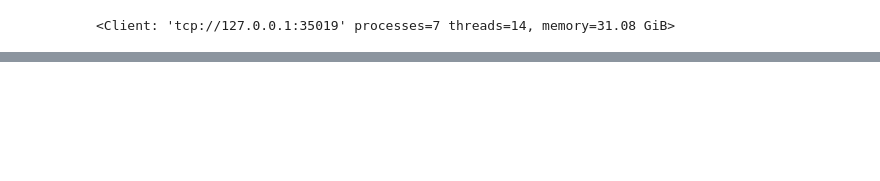
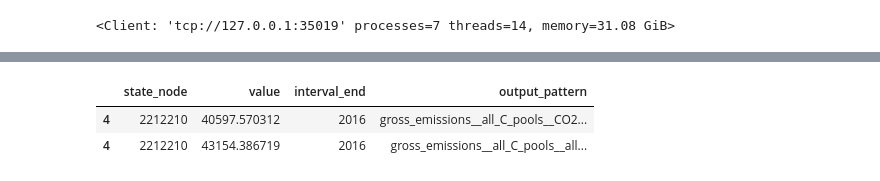
Before and after one commit to erin-glen/AFOLU_GHG_flux_model, a Jupyter notebook: src/LULUCF/scripts/zonal_statistics/LULUCF_output_zonal_stats_20250509.ipynb, the cells around one changed output, grey strips where cells are left out. Drawn from its saved outputs; the diff is of its cells as text; code cells hidden in the pictures; blank space fills up the shorter version.

```diff
--- a/src/LULUCF/scripts/zonal_statistics/LULUCF_output_zonal_stats_20250509.ipynb
+++ b/src/LULUCF/scripts/zonal_statistics/LULUCF_output_zonal_stats_20250509.ipynb
@@ -389,2 +242,6 @@ df.head()
 # %%
-df[(df.state_node == 2212210)]
+combined_df[(combined_df.state_node == 2212210)]
+# %% [output]
+|  | state_node | value | interval_end | output_pattern |
+| 4 | 2212210 | 40597.570312 | 2016 | gross_emissions__all_C_pools__CO2... |
+| 4 | 2212210 | 43154.386719 | 2016 | gross_emissions__all_C_pools__all... |
```
Also changed, not shown: parts of 17 cells of this notebook.
